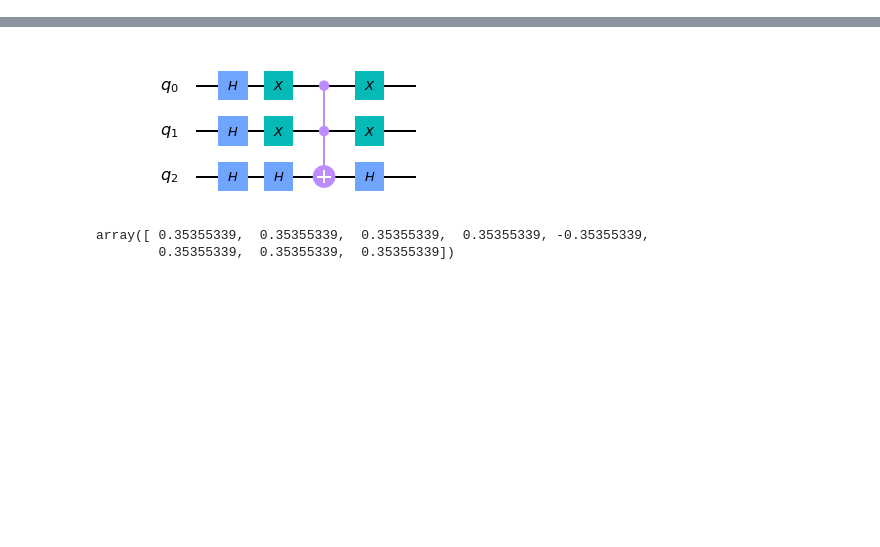
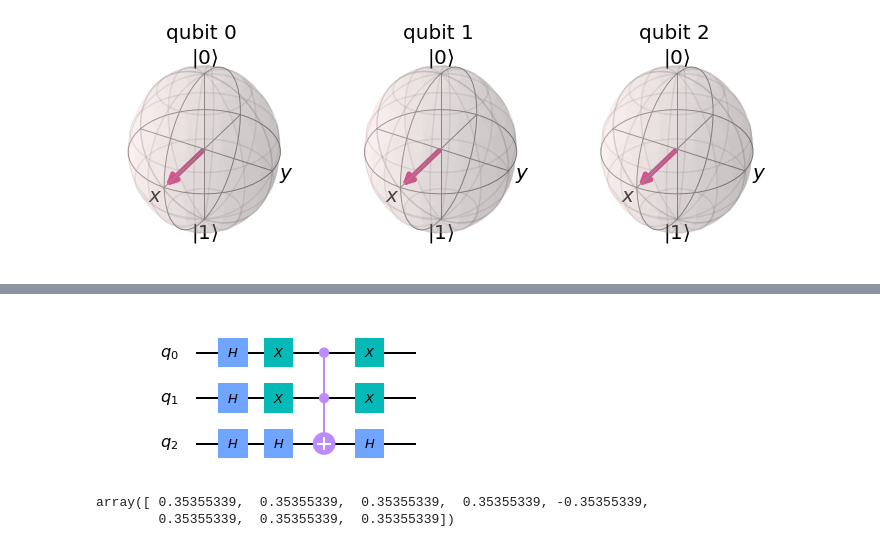
Before and after one commit to SiIky/ic-1920-tp, a Jupyter notebook: tp2/TP2.ipynb, the cells around one changed output, grey strips where cells are left out. Drawn from its saved outputs; the diff is of its cells as text; code cells hidden in the pictures; blank space fills up the shorter version.

```diff
--- a/tp2/TP2.ipynb
+++ b/tp2/TP2.ipynb
@@ -7,0 +59,4 @@ from qiskit.tools.visualization import *
+# %%
+plot_bloch_multivector(qstate)
+# %% [output]
+[figure, added]
```
Also changed, not shown: parts of 14 cells of this notebook.
